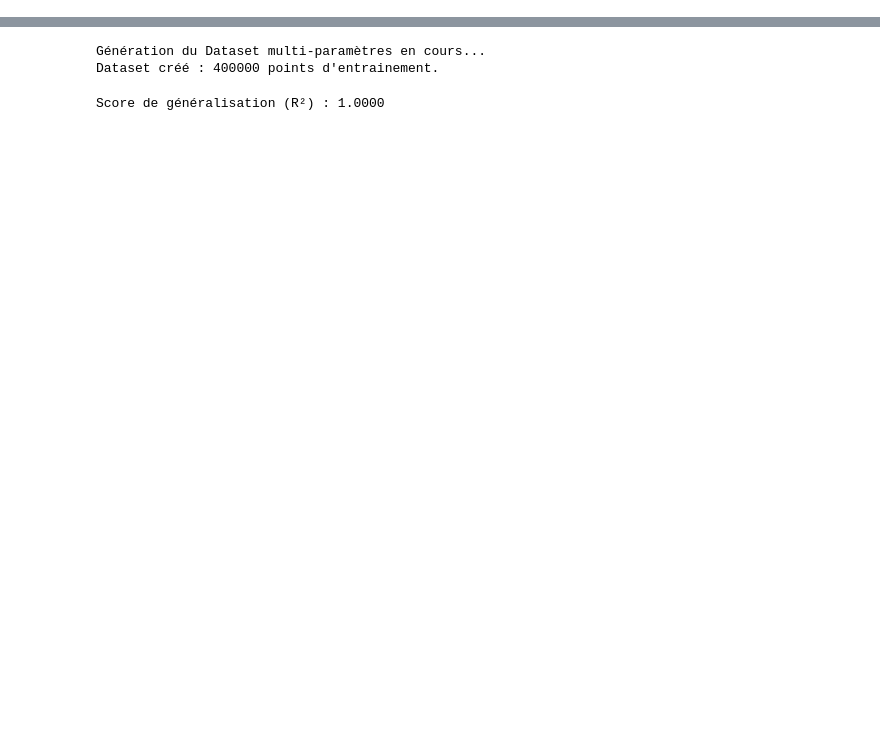
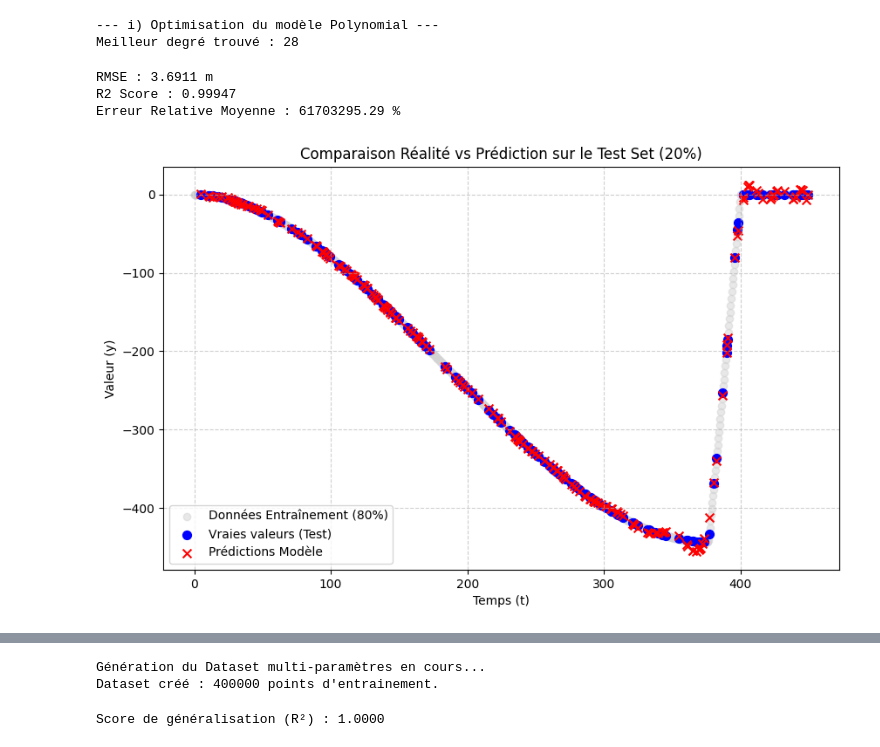
Before and after one commit to moubarik-ashraf/NOTEBOOKS, a Jupyter notebook: rendu5.ipynb, the cells around one changed output, grey strips where cells are left out. Drawn from its saved outputs; the diff is of its cells as text; code cells hidden in the pictures; blank space fills up the shorter version.

```diff
--- a/rendu5.ipynb
+++ b/rendu5.ipynb
@@ -178,0 +160,68 @@ Précision du modèle d'ignorance (R²) : 1.0000 (1.0 = Parfait)
+# %%
+import plotly.graph_objects as go
+from sklearn.model_selection import GridSearchCV
+from sklearn.metrics import mean_squared_error, r2_score
+
+print("--- i) Optimisation du modèle Polynomial ---")
+
+# 1. OPTIMISATION (GridSearch)
+# On teste les degrés de 1 à 6
+param_grid = {'poly__degree': np.arange(1, 30)}
+
+# On utilise le pipeline défini précédemment
+# cv=5 : Validation croisée à 5 plis
+grid_poly = GridSearchCV(modele_pipeline, param_grid, cv=5, scoring='neg_mean_squared_error')
+
+# IMPORTANT : On fit sur X_train BRUT (le pipeline scalera tout seul)
+grid_poly.fit(X_train, y_train)
+
+best_degree = grid_poly.best_params_['poly__degree']
+best_model_poly = grid_poly.best_estimator_
+print(f"Meilleur degré trouvé : {best_degree}")
+# %% [output]
+--- i) Optimisation du modèle Polynomial ---
+Meilleur degré trouvé : 28
+# %%
+
+# 2. ÉVALUATION
+# On prédit sur X_test BRUT
+y_pred_poly = best_model_poly.predict(X_test)
+
+rmse_poly = np.sqrt(mean_squared_error(y_test, y_pred_poly))
+r2_poly = r2_score(y_test, y_pred_poly)
+
+# Erreur relative moyenne (ajout d'un epsilon pour éviter division par zéro)
+epsilon = 1e-6
+relative_error_poly = np.mean(np.abs(y_test - y_pred_poly) / (np.abs(y_test) + epsilon)) * 100
+
+print(f"RMSE : {rmse_poly:.4f} m")
+print(f"R2 Score : {r2_poly:.5f}")
+print(f"Erreur Relative Moyenne : {relative_error_poly:.2f} %")
+# %% [output]
+RMSE : 3.6911 m
+R2 Score : 0.99947
+Erreur Relative Moyenne : 61703295.29 %
+# %%
+import matplotlib.pyplot as plt
+
+# --- VISUALISATION ---
+plt.figure(figsize=(10, 6))
+
+# 1. On affiche les données d'entraînement en gris clair (pour le contexte)
+plt.scatter(X_train, y_train, color='lightgray', label='Données Entraînement (80%)', alpha=0.5)
+
+# 2. On affiche les VRAIES valeurs du set de test en Bleu
+plt.scatter(X_test, y_test, color='blue', label='Vraies valeurs (Test)', s=50)
+
+# 3. On affiche les valeurs PRÉDITES par ton modèle en Rouge
+# On utilise un marqueur différent (ex: 'x') pour bien les distinguer si elles se chevauchent
+plt.scatter(X_test, y_pred_poly, color='red', marker='x', label='Prédictions Modèle', s=50)
+
+plt.title("Comparaison Réalité vs Prédiction sur le Test Set (20%)")
+plt.xlabel("Temps (t)")
+plt.ylabel("Valeur (y)")
+plt.legend()
+plt.grid(True, linestyle='--', alpha=0.6)
+plt.show()
+# %% [output]
+[figure, added]
```
Also changed, not shown: parts of 22 cells of this notebook.
